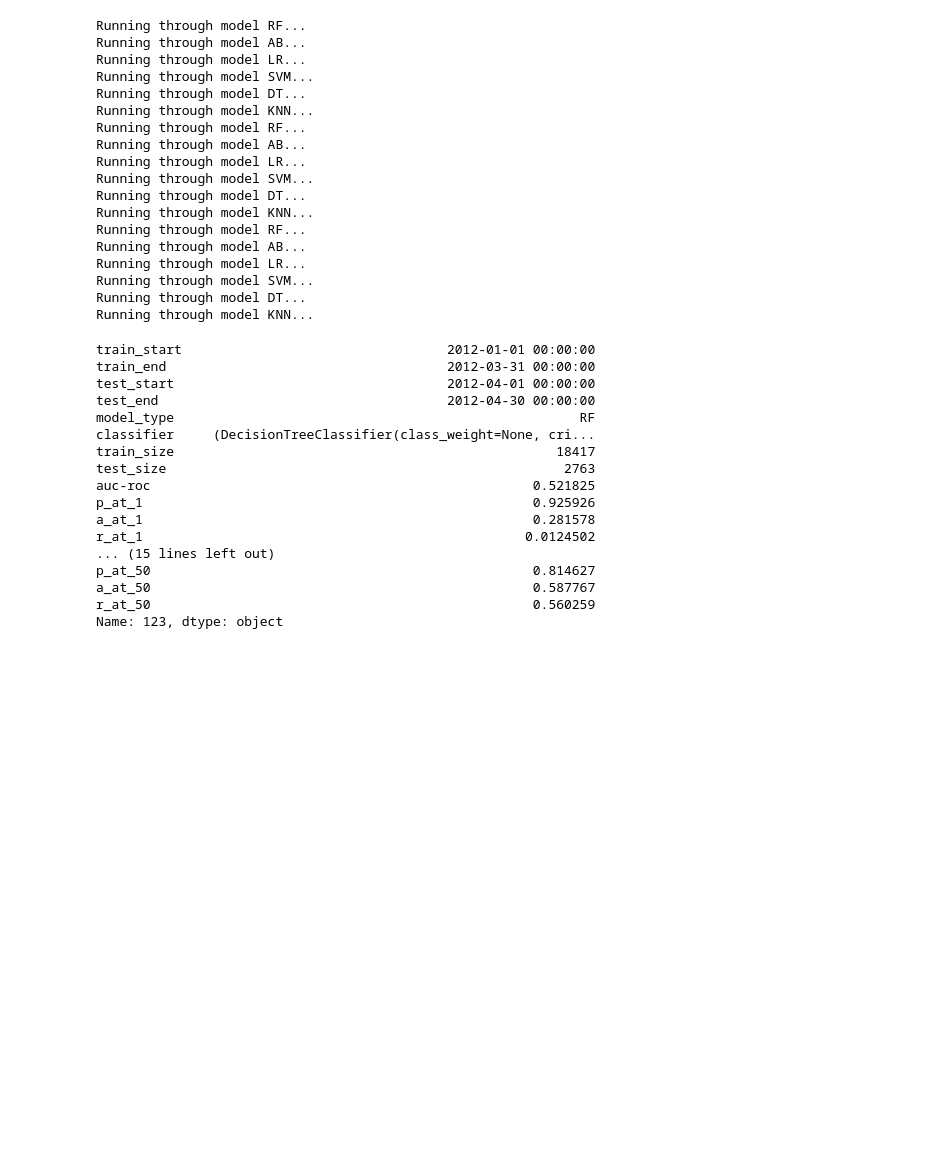
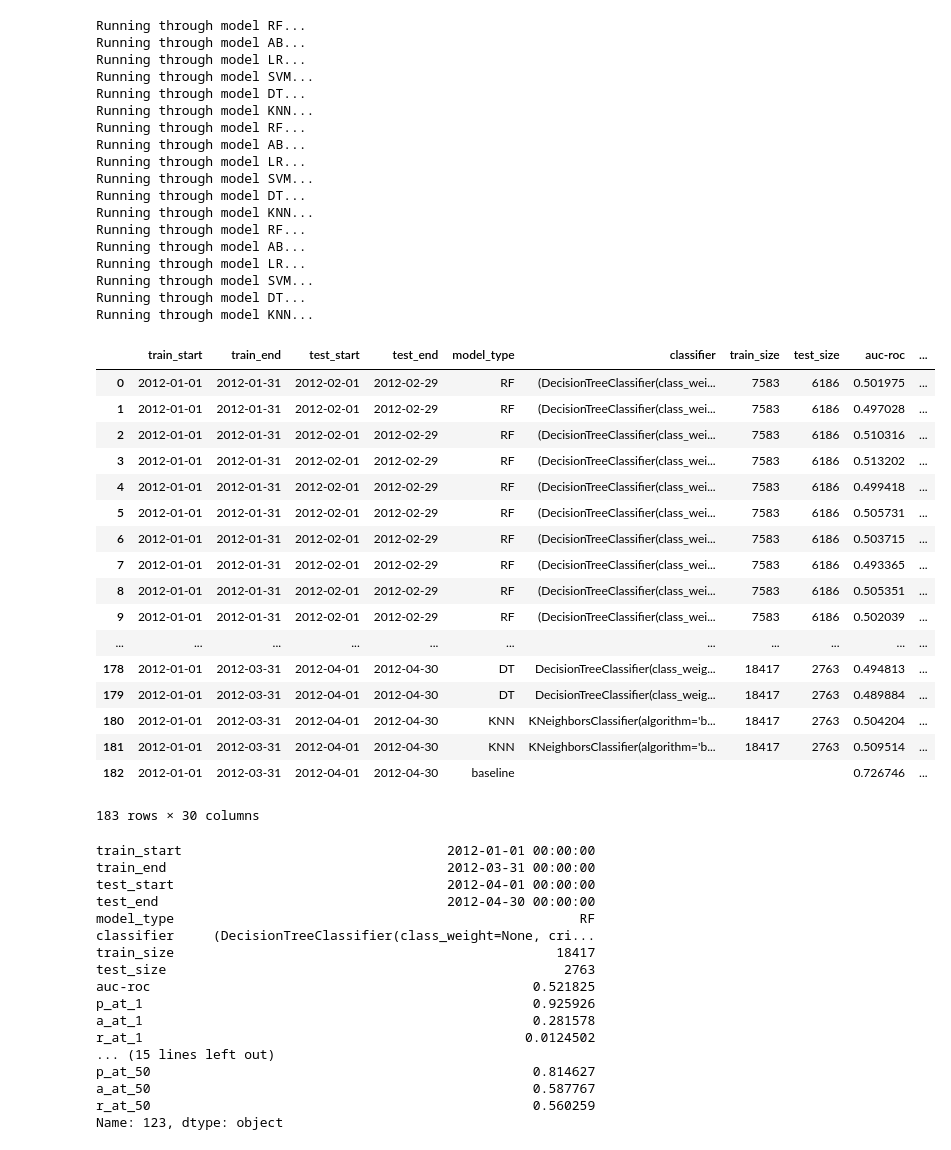
Before and after one commit to b-ganesh/ml_spring19, a Jupyter notebook: assignment3/assignment3.ipynb, the cells around one changed output. Saved outputs shown, nothing was run; the diff lists cells and outputs as text; code cells hidden in the pictures; blank space fills up the shorter version.

```diff
--- a/assignment3/assignment3.ipynb
+++ b/assignment3/assignment3.ipynb
@@ -281,6 +284,27 @@ Running through model LR...
 Running through model SVM...
 Running through model DT...
 Running through model KNN...
+# %%
+results_df
+# %% [output]
+|  | train_start | train_end | test_start | test_end | model_type | classifier | train_size | test_size | auc-roc | ... |
+| 0 | 2012-01-01 | 2012-01-31 | 2012-02-01 | 2012-02-29 | RF | (DecisionTreeClassifier(class_wei... | 7583 | 6186 | 0.501975 | ... |
+| 1 | 2012-01-01 | 2012-01-31 | 2012-02-01 | 2012-02-29 | RF | (DecisionTreeClassifier(class_wei... | 7583 | 6186 | 0.497028 | ... |
+| 2 | 2012-01-01 | 2012-01-31 | 2012-02-01 | 2012-02-29 | RF | (DecisionTreeClassifier(class_wei... | 7583 | 6186 | 0.510316 | ... |
+| 3 | 2012-01-01 | 2012-01-31 | 2012-02-01 | 2012-02-29 | RF | (DecisionTreeClassifier(class_wei... | 7583 | 6186 | 0.513202 | ... |
+| 4 | 2012-01-01 | 2012-01-31 | 2012-02-01 | 2012-02-29 | RF | (DecisionTreeClassifier(class_wei... | 7583 | 6186 | 0.499418 | ... |
+| 5 | 2012-01-01 | 2012-01-31 | 2012-02-01 | 2012-02-29 | RF | (DecisionTreeClassifier(class_wei... | 7583 | 6186 | 0.505731 | ... |
+| 6 | 2012-01-01 | 2012-01-31 | 2012-02-01 | 2012-02-29 | RF | (DecisionTreeClassifier(class_wei... | 7583 | 6186 | 0.503715 | ... |
+| 7 | 2012-01-01 | 2012-01-31 | 2012-02-01 | 2012-02-29 | RF | (DecisionTreeClassifier(class_wei... | 7583 | 6186 | 0.493365 | ... |
+| 8 | 2012-01-01 | 2012-01-31 | 2012-02-01 | 2012-02-29 | RF | (DecisionTreeClassifier(class_wei... | 7583 | 6186 | 0.505351 | ... |
+| 9 | 2012-01-01 | 2012-01-31 | 2012-02-01 | 2012-02-29 | RF | (DecisionTreeClassifier(class_wei... | 7583 | 6186 | 0.502039 | ... |
+| ... | ... | ... | ... | ... | ... | ... | ... | ... | ... | ... |
+| 178 | 2012-01-01 | 2012-03-31 | 2012-04-01 | 2012-04-30 | DT | DecisionTreeClassifier(class_weig... | 18417 | 2763 | 0.494813 | ... |
+| 179 | 2012-01-01 | 2012-03-31 | 2012-04-01 | 2012-04-30 | DT | DecisionTreeClassifier(class_weig... | 18417 | 2763 | 0.489884 | ... |
+| 180 | 2012-01-01 | 2012-03-31 | 2012-04-01 | 2012-04-30 | KNN | KNeighborsClassifier(algorithm='b... | 18417 | 2763 | 0.504204 | ... |
+| 181 | 2012-01-01 | 2012-03-31 | 2012-04-01 | 2012-04-30 | KNN | KNeighborsClassifier(algorithm='b... | 18417 | 2763 | 0.509514 | ... |
+| 182 | 2012-01-01 | 2012-03-31 | 2012-04-01 | 2012-04-30 | baseline |  |  |  | 0.726746 | ... |
+183 rows × 30 columns
 # %%
 results_without_baseline = results_df[results_df['model_type'] != 'baseline']
 best_model = results_without_baseline.loc[results_without_baseline['auc-roc'].idxmax()]
```
Also changed, not shown: parts of 16 cells of this notebook, 1 other file.
